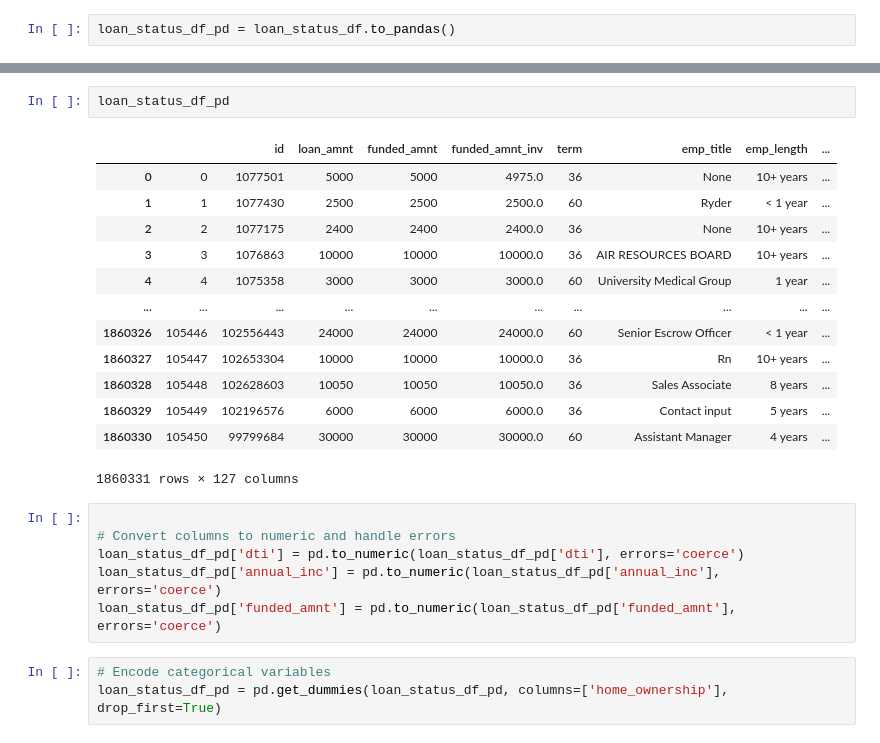
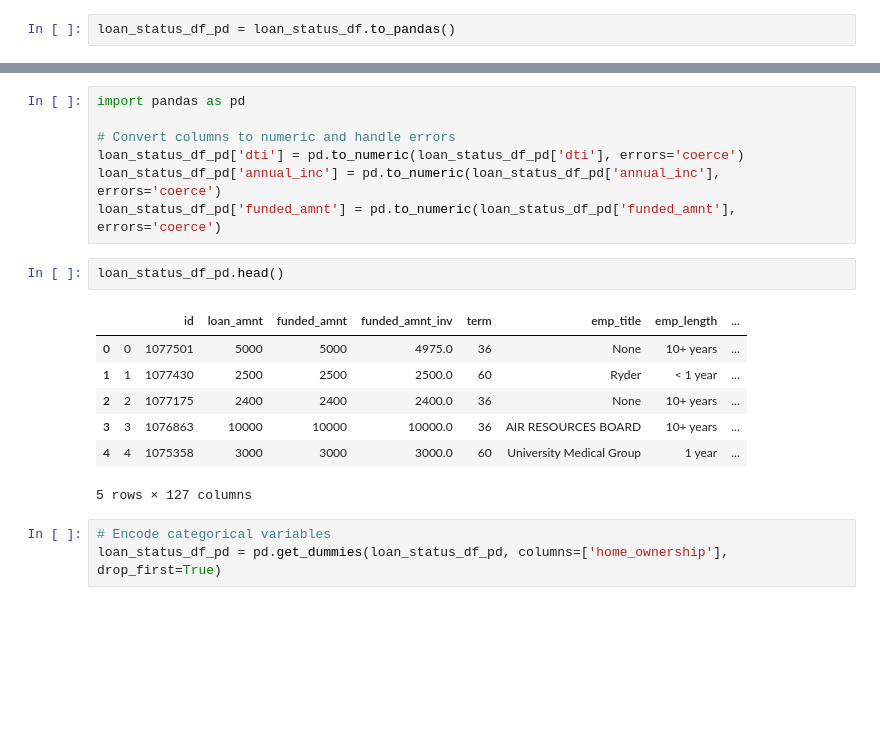
Before and after one commit to manolaz/kaggle-lending-hub-2024, a Jupyter notebook: trung-nva-lending-club-2007-20.ipynb, the cells around one changed output, grey strips where cells are left out. Saved outputs shown, nothing was run; the diff lists cells and outputs as text; blank space fills up the shorter version.

```diff
--- a/trung-nva-lending-club-2007-20.ipynb
+++ b/trung-nva-lending-club-2007-20.ipynb
@@ -546,25 +512,20 @@ plt.show()
+# %%
+import pandas as pd
+
+# Convert columns to numeric and handle errors
+loan_status_df_pd['dti'] = pd.to_numeric(loan_status_df_pd['dti'], errors='coerce')
+loan_status_df_pd['annual_inc'] = pd.to_numeric(loan_status_df_pd['annual_inc'], errors='coerce')
+loan_status_df_pd['funded_amnt'] = pd.to_numeric(loan_status_df_pd['funded_amnt'], errors='coerce')
 # %%
-loan_status_df_pd
+loan_status_df_pd.head()
 # %% [output]
 |  |  | id | loan_amnt | funded_amnt | funded_amnt_inv | term | emp_title | emp_length | ... |
 | 0 | 0 | 1077501 | 5000 | 5000 | 4975.0 | 36 | None | 10+ years | ... |
 | 1 | 1 | 1077430 | 2500 | 2500 | 2500.0 | 60 | Ryder | < 1 year | ... |
 | 2 | 2 | 1077175 | 2400 | 2400 | 2400.0 | 36 | None | 10+ years | ... |
 | 3 | 3 | 1076863 | 10000 | 10000 | 10000.0 | 36 | AIR RESOURCES BOARD | 10+ years | ... |
 | 4 | 4 | 1075358 | 3000 | 3000 | 3000.0 | 60 | University Medical Group | 1 year | ... |
-| ... | ... | ... | ... | ... | ... | ... | ... | ... | ... |
-| 1860326 | 105446 | 102556443 | 24000 | 24000 | 24000.0 | 60 | Senior Escrow Officer | < 1 year | ... |
-| 1860327 | 105447 | 102653304 | 10000 | 10000 | 10000.0 | 36 | Rn | 10+ years | ... |
-| 1860328 | 105448 | 102628603 | 10050 | 10050 | 10050.0 | 36 | Sales Associate | 8 years | ... |
-| 1860329 | 105449 | 102196576 | 6000 | 6000 | 6000.0 | 36 | Contact input | 5 years | ... |
-| 1860330 | 105450 | 99799684 | 30000 | 30000 | 30000.0 | 60 | Assistant Manager | 4 years | ... |
-1860331 rows × 127 columns
+5 rows × 127 columns
-# %%
-
-# Convert columns to numeric and handle errors
-loan_status_df_pd['dti'] = pd.to_numeric(loan_status_df_pd['dti'], errors='coerce')
-loan_status_df_pd['annual_inc'] = pd.to_numeric(loan_status_df_pd['annual_inc'], errors='coerce')
-loan_status_df_pd['funded_amnt'] = pd.to_numeric(loan_status_df_pd['funded_amnt'], errors='coerce')
 # %%
 # Encode categorical variables
 loan_status_df_pd = pd.get_dummies(loan_status_df_pd, columns=['home_ownership'], drop_first=True)
```
Also changed, not shown: parts of 14 cells of this notebook.
